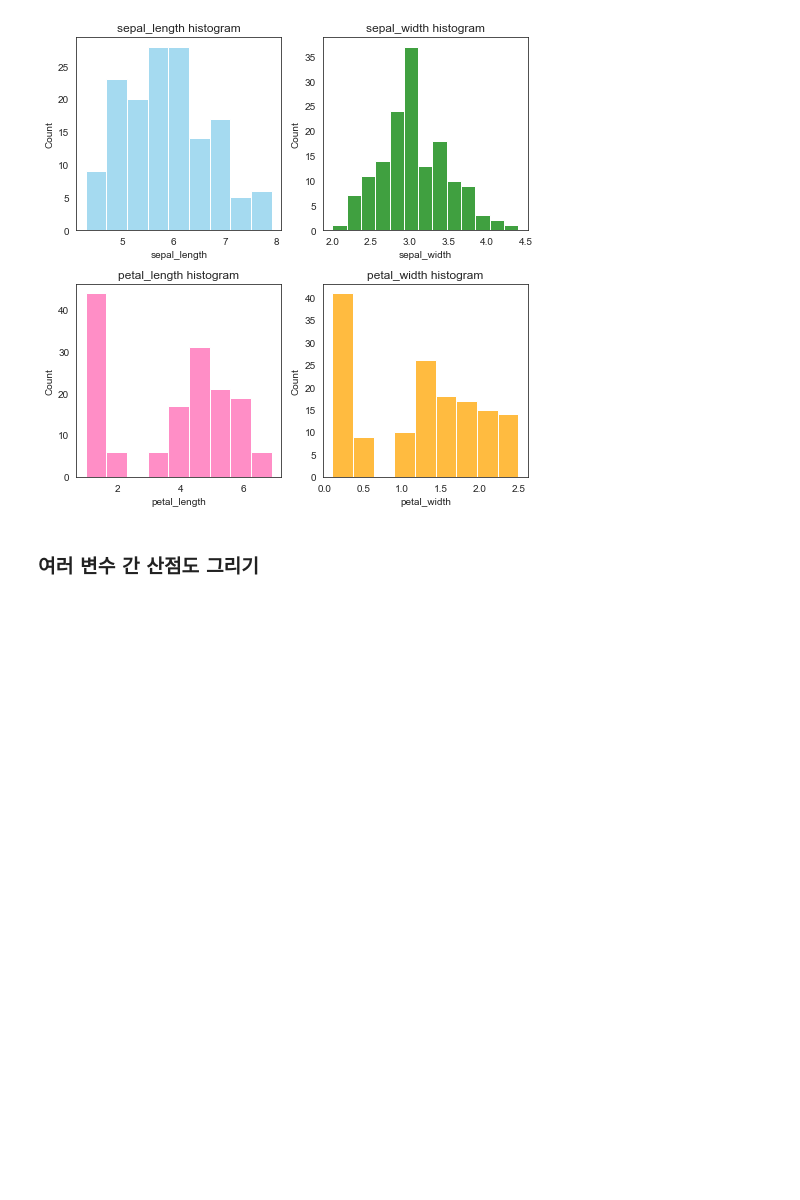
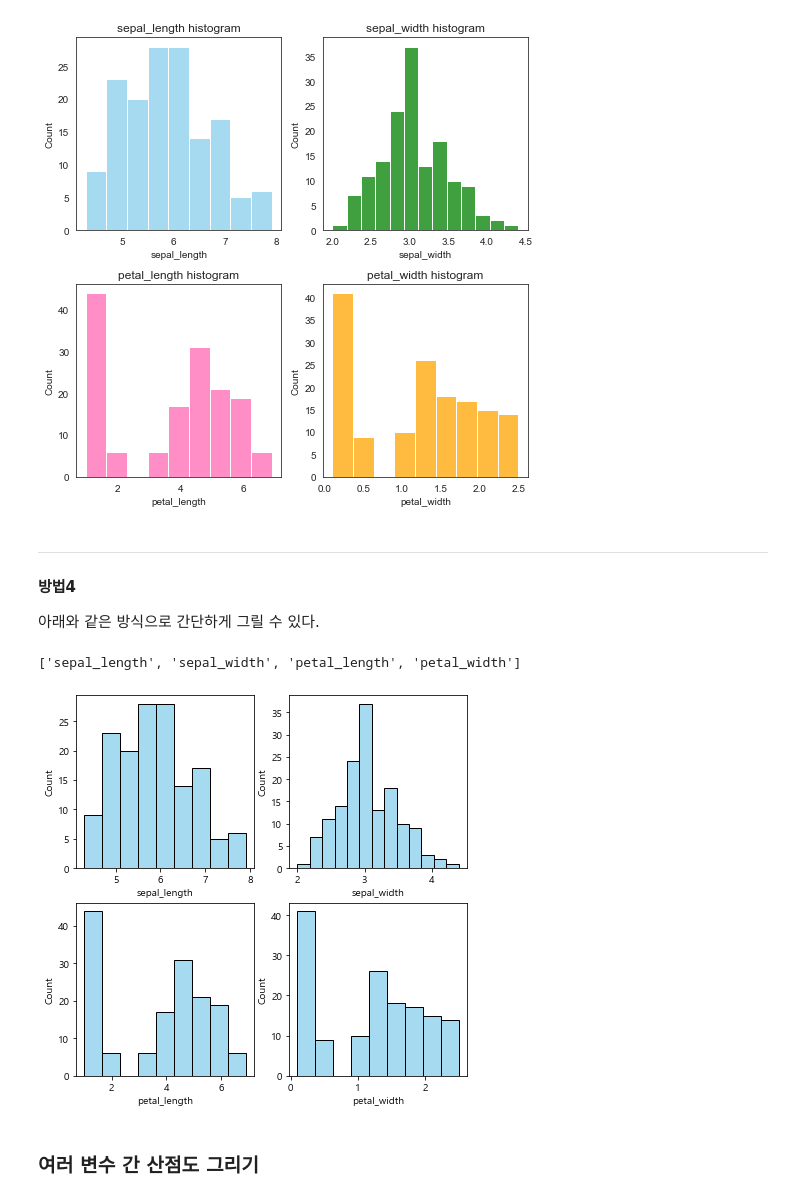
Before and after one commit to Park-Young-Bin/Python_Projects, a Jupyter notebook: iris 데이터 시각화.ipynb, the cells around one changed output. Saved outputs shown, nothing was run; the diff lists cells and outputs as text; code cells hidden in the pictures; blank space fills up the shorter version.

```diff
--- a/iris 데이터 시각화.ipynb
+++ b/iris 데이터 시각화.ipynb
@@ -179,6 +179,27 @@ plt.tight_layout()
 plt.show()
 # %% [output]
 [figure]
+# %% [markdown]
+---
+#### 방법4
+아래와 같은 방식으로 간단하게 그릴 수 있다.
+# %%
+list(df1.columns[:-1])
+# %% [output]
+['sepal_length', 'sepal_width', 'petal_length', 'petal_width']
+# %%
+fig, ax = plt.subplots(nrows = 2, ncols = 2, figsize = (7,7))
+
+num = 0
+ax = ax.flatten()
+
+for col in list(df1.columns[:-1]):
+    sns.histplot(df1[col], ax = ax[num], color=color_list[i])
+    num += 1
+
+plt.show()
+# %% [output]
+[figure, added]
 # %% [markdown]
 ### 여러 변수 간 산점도 그리기
 # %%
```
